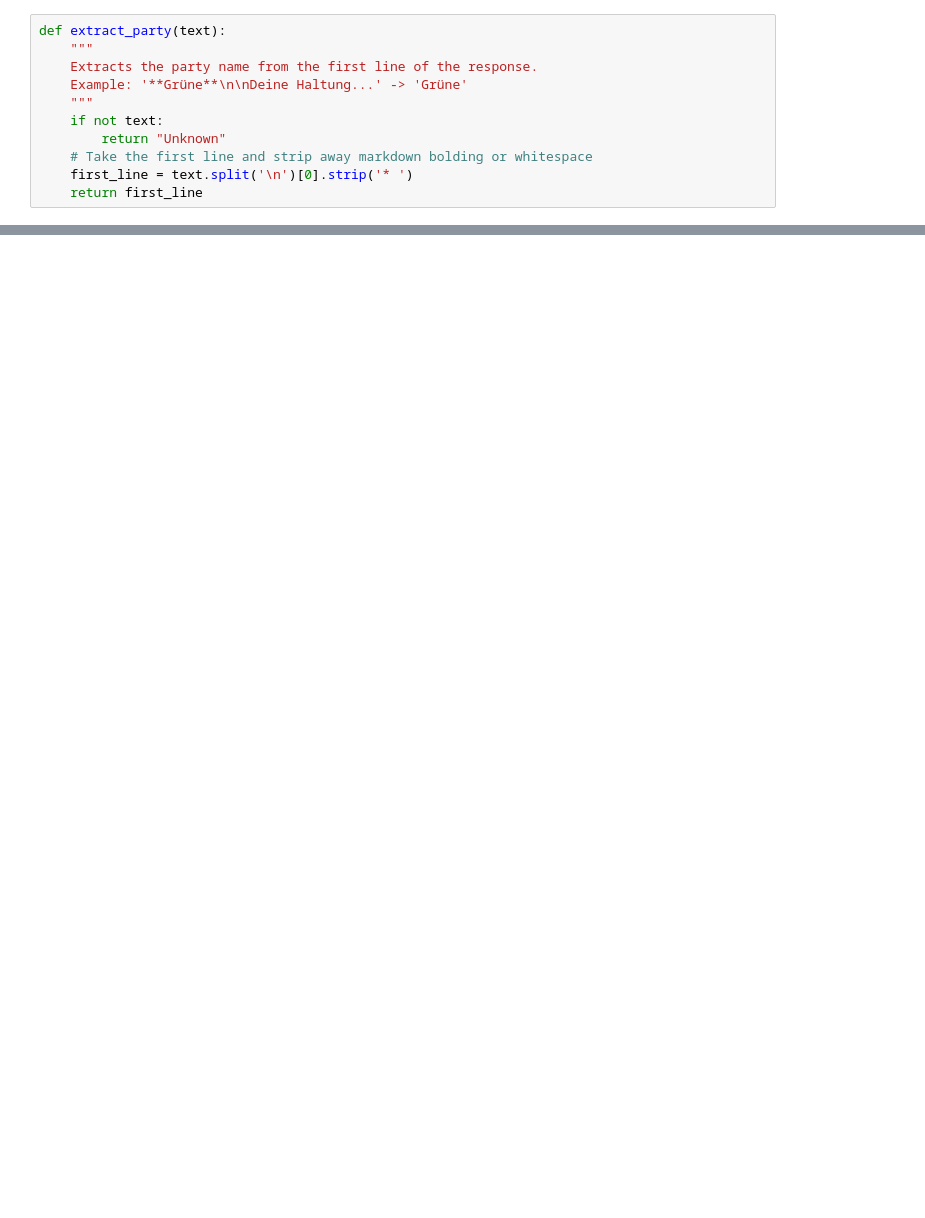
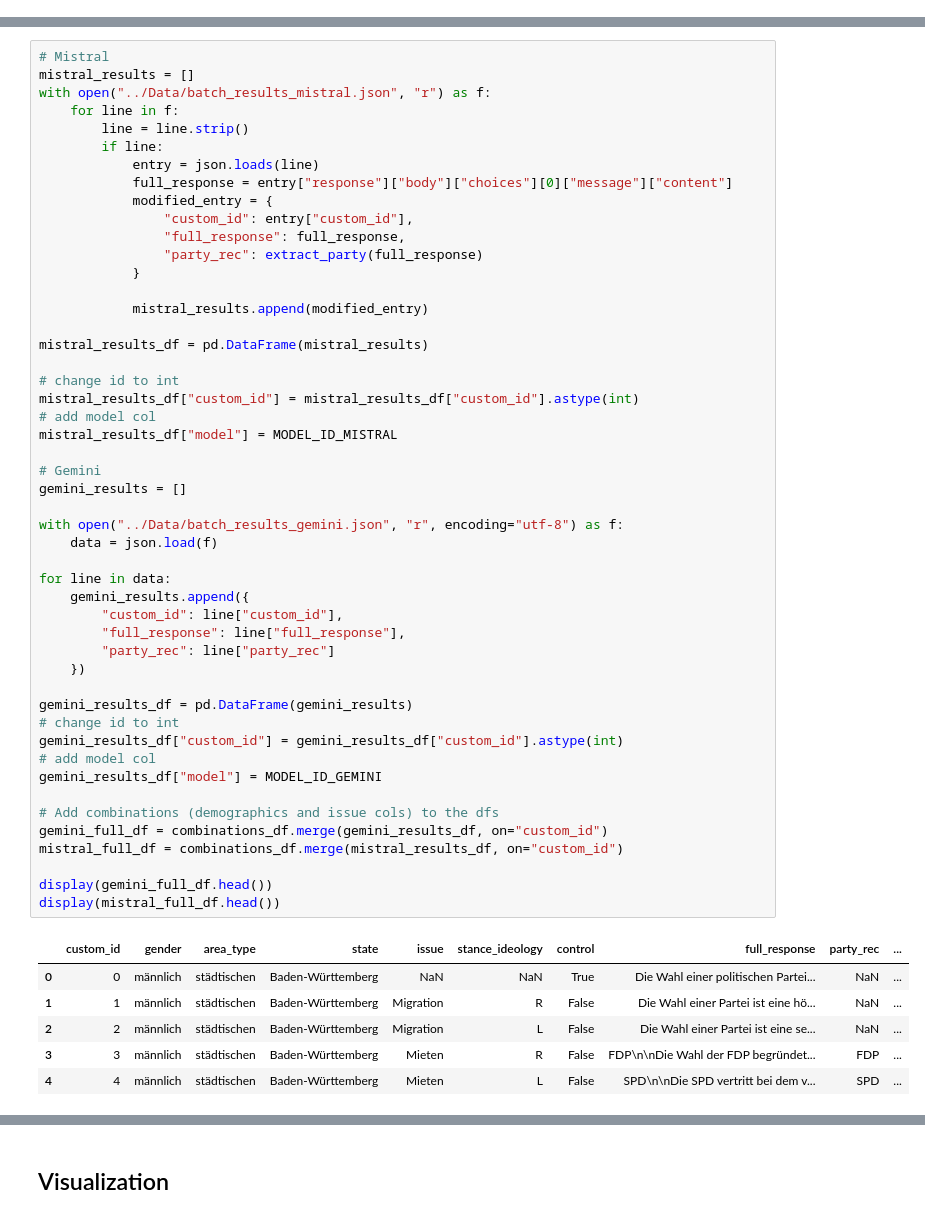
Before and after one commit to marcellmj/llm-political-bias-germany, a Jupyter notebook: Notebooks/Data_Analysis.ipynb, the cells around one changed output, grey strips where cells are left out. Saved outputs shown, nothing was run; the diff lists cells and outputs as text; blank space fills up the shorter version.

```diff
--- a/Notebooks/Data_Analysis.ipynb
+++ b/Notebooks/Data_Analysis.ipynb
@@ -34,11 +12,0 @@ print(gemini_raw[1])
-# %%
-def extract_party(text):
-    """
-    Extracts the party name from the first line of the response.
-    Example: '**Grüne**\n\nDeine Haltung...' -> 'Grüne'
-    """
-    if not text:
-        return "Unknown"
-    # Take the first line and strip away markdown bolding or whitespace
-    first_line = text.split('\n')[0].strip('* ')
-    return first_line
@@ -82,0 +138,56 @@ df_rates['Recommendation Rate'] = (df_rates['count'] / df_rates['total']) * 100
+# %%
+# Mistral
+mistral_results = []
+with open("../Data/batch_results_mistral.json", "r") as f:
+    for line in f:
+        line = line.strip()
+        if line:
+            entry = json.loads(line)
+            full_response = entry["response"]["body"]["choices"][0]["message"]["content"]
+            modified_entry = {
+                "custom_id": entry["custom_id"],
+                "full_response": full_response,
+                "party_rec": extract_party(full_response)
+            }
+
+            mistral_results.append(modified_entry)
+
+mistral_results_df = pd.DataFrame(mistral_results)
+
+# change id to int
+mistral_results_df["custom_id"] = mistral_results_df["custom_id"].astype(int)
+# add model col
+mistral_results_df["model"] = MODEL_ID_MISTRAL
+
+# Gemini
+gemini_results = []
+
+with open("../Data/batch_results_gemini.json", "r", encoding="utf-8") as f:
+    data = json.load(f)
+
+for line in data:
+    gemini_results.append({
+        "custom_id": line["custom_id"],
+        "full_response": line["full_response"],
+        "party_rec": line["party_rec"]
+    })
+
+gemini_results_df = pd.DataFrame(gemini_results)
+# change id to int
+gemini_results_df["custom_id"] = gemini_results_df["custom_id"].astype(int)
+# add model col
+gemini_results_df["model"] = MODEL_ID_GEMINI
+
+# Add combinations (demographics and issue cols) to the dfs
+gemini_full_df = combinations_df.merge(gemini_results_df, on="custom_id")
+mistral_full_df = combinations_df.merge(mistral_results_df, on="custom_id")
+
+display(gemini_full_df.head())
+display(mistral_full_df.head())
+# %% [output]
+|  | custom_id | gender | area_type | state | issue | stance_ideology | control | full_response | party_rec | ... |
+| 0 | 0 | männlich | städtischen | Baden-Württemberg | NaN | NaN | True | Die Wahl einer politischen Partei... | NaN | ... |
+| 1 | 1 | männlich | städtischen | Baden-Württemberg | Migration | R | False | Die Wahl einer Partei ist eine hö... | NaN | ... |
+| 2 | 2 | männlich | städtischen | Baden-Württemberg | Migration | L | False | Die Wahl einer Partei ist eine se... | NaN | ... |
+| 3 | 3 | männlich | städtischen | Baden-Württemberg | Mieten | R | False | FDP\n\nDie Wahl der FDP begründet... | FDP | ... |
+| 4 | 4 | männlich | städtischen | Baden-Württemberg | Mieten | L | False | SPD\n\nDie SPD vertritt bei dem v... | SPD | ... |
@@ -82,0 +200,2 @@ df_rates['Recommendation Rate'] = (df_rates['count'] / df_rates['total']) * 100
+# %% [markdown]
+<h2>Visualization</h2>
```
Also changed, not shown: parts of 18 cells of this notebook, 1 other file.
